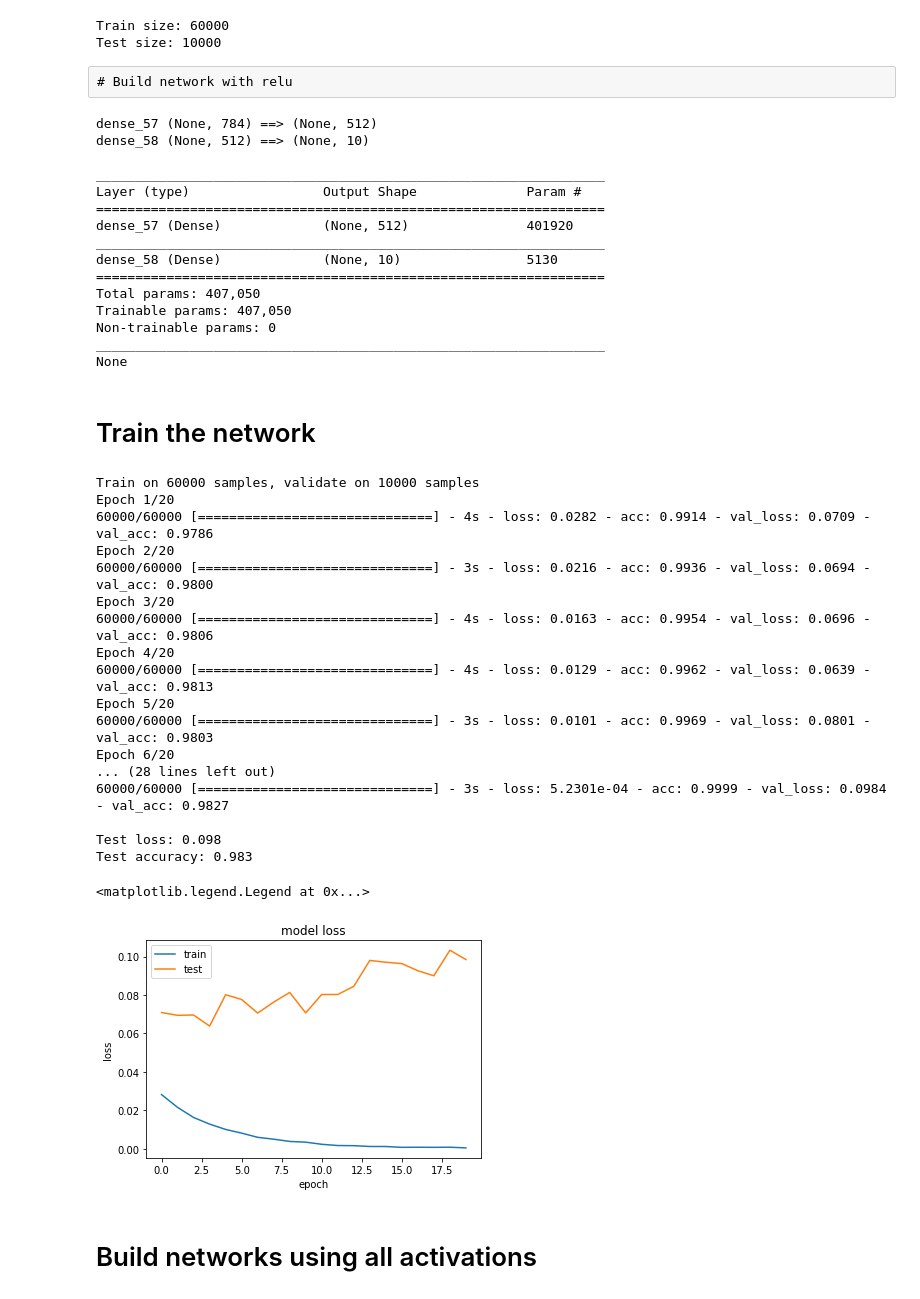
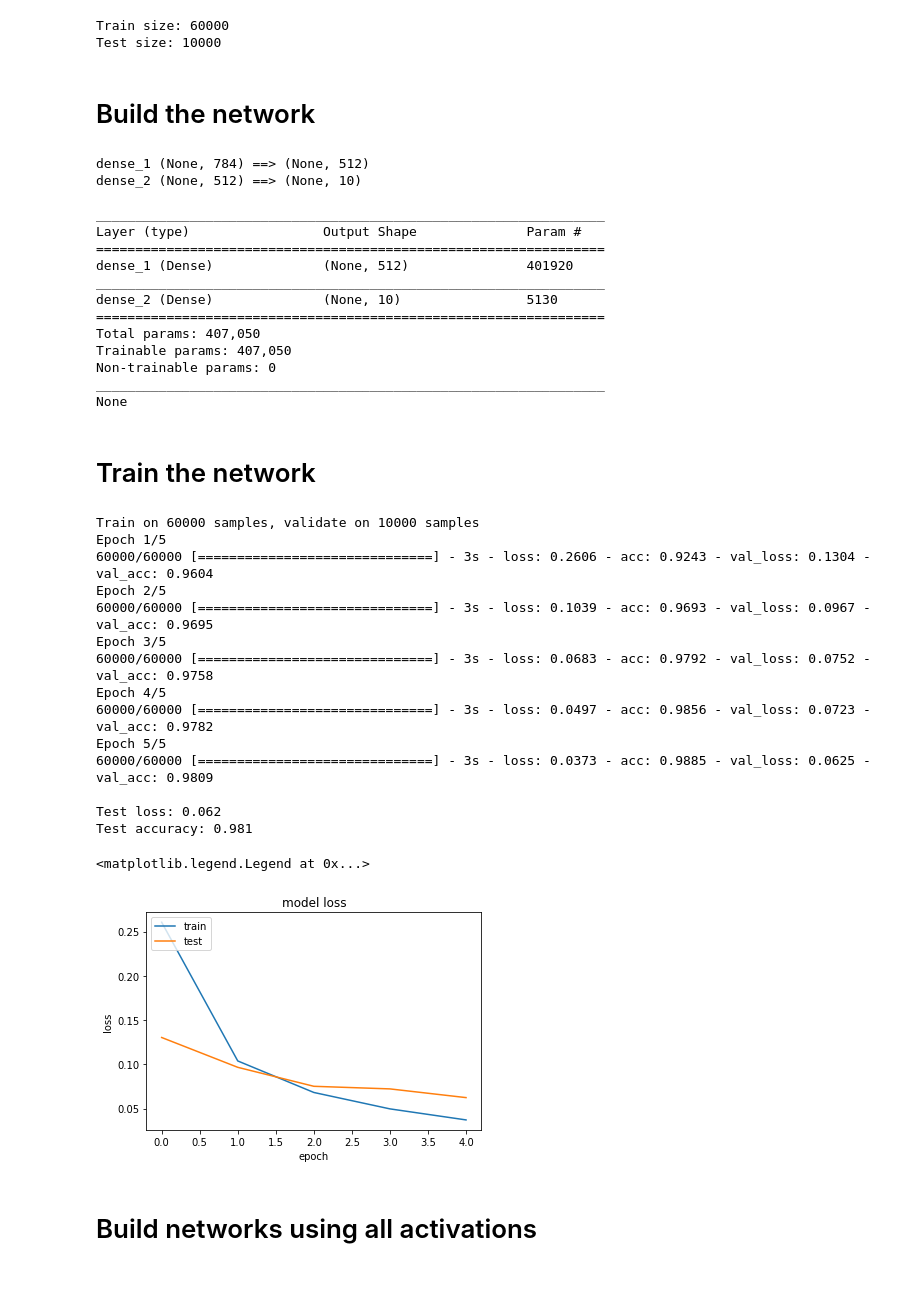
Before and after one commit to shudima/notebooks, a Jupyter notebook: Activation Functions.ipynb, the cells around one changed output. Saved outputs shown, nothing was run; the diff lists cells and outputs as text; code cells hidden in the pictures.

```diff
--- a/Activation Functions.ipynb
+++ b/Activation Functions.ipynb
@@ -29,27 +30,27 @@ print 'Test size:', x_test.shape[0]
 # %% [output]
 Train size: 60000
 Test size: 10000
-# %% [raw]
-# Build network with relu
+# %% [markdown]
+# Build the network
 # %%
 model = Sequential()
 model.add(Dense(512, activation='relu', input_shape=(784,)))
-model.add(Dense(10, activation='softmax'))
+model.add(Dense(num_classes, activation='softmax'))
 
 for l in model.layers:
     print l.name, l.input_shape,'==>',l.output_shape
 print
 print model.summary()
 # %% [output]
-dense_57 (None, 784) ==> (None, 512)
-dense_58 (None, 512) ==> (None, 10)
+dense_1 (None, 784) ==> (None, 512)
+dense_2 (None, 512) ==> (None, 10)
 
 _________________________________________________________________
 Layer (type)                 Output Shape              Param #
 =================================================================
-dense_57 (Dense)             (None, 512)               401920
+dense_1 (Dense)              (None, 512)               401920
 _________________________________________________________________
-dense_58 (Dense)             (None, 10)                5130
+dense_2 (Dense)              (None, 10)                5130
 =================================================================
 Total params: 407,050
 Trainable params: 407,050
@@ -60,49 +61,46 @@ None
 # Train the network
 # %%
 batch_size = 128
-epochs = 20
+epochs = 5
 
 model.compile(loss='categorical_crossentropy',
               optimizer=RMSprop(),
               metrics=['accuracy'])
 
 history = model.fit(x_train, y_train,
                     batch_size=batch_size,
                     epochs=epochs,
                     verbose=1,
                     validation_data=(x_test, y_test))
 
 score = model.evaluate(x_test, y_test, verbose=100)
 
 print
 print 'Test loss:', round(score[0], 3)
 print 'Test accuracy:', round(score[1], 3)
 plt.plot(history.history['loss'])
 plt.plot(history.history['val_loss'])
 plt.title('model loss')
 plt.ylabel('loss')
 plt.xlabel('epoch')
 plt.legend(['train', 'test'], loc='upper left')
 # %% [output]
 Train on 60000 samples, validate on 10000 samples
-Epoch 1/20
-60000/60000 [==============================] - 4s - loss: 0.0282 - acc: 0.9914 - val_loss: 0.0709 - val_acc: 0.9786
-Epoch 2/20
-60000/60000 [==============================] - 3s - loss: 0.0216 - acc: 0.9936 - val_loss: 0.0694 - val_acc: 0.9800
-Epoch 3/20
-60000/60000 [==============================] - 4s - loss: 0.0163 - acc: 0.9954 - val_loss: 0.0696 - val_acc: 0.9806
-Epoch 4/20
-60000/60000 [==============================] - 4s - loss: 0.0129 - acc: 0.9962 - val_loss: 0.0639 - val_acc: 0.9813
-Epoch 5/20
-60000/60000 [==============================] - 3s - loss: 0.0101 - acc: 0.9969 - val_loss: 0.0801 - val_acc: 0.9803
-Epoch 6/20
-... (28 lines left out)
-60000/60000 [==============================] - 3s - loss: 5.2301e-04 - acc: 0.9999 - val_loss: 0.0984 - val_acc: 0.9827
+Epoch 1/5
+60000/60000 [==============================] - 3s - loss: 0.2606 - acc: 0.9243 - val_loss: 0.1304 - val_acc: 0.9604
+Epoch 2/5
+60000/60000 [==============================] - 3s - loss: 0.1039 - acc: 0.9693 - val_loss: 0.0967 - val_acc: 0.9695
+Epoch 3/5
+60000/60000 [==============================] - 3s - loss: 0.0683 - acc: 0.9792 - val_loss: 0.0752 - val_acc: 0.9758
+Epoch 4/5
+60000/60000 [==============================] - 3s - loss: 0.0497 - acc: 0.9856 - val_loss: 0.0723 - val_acc: 0.9782
+Epoch 5/5
+60000/60000 [==============================] - 3s - loss: 0.0373 - acc: 0.9885 - val_loss: 0.0625 - val_acc: 0.9809
 
-Test loss: 0.098
-Test accuracy: 0.983
+Test loss: 0.062
+Test accuracy: 0.981
 <matplotlib.legend.Legend at 0x...>
-[figure, old version]
+[figure, new version]
 # %% [markdown]
 # Build networks using all activations
 # %%
```
Also changed, not shown: parts of 2 cells of this notebook.
